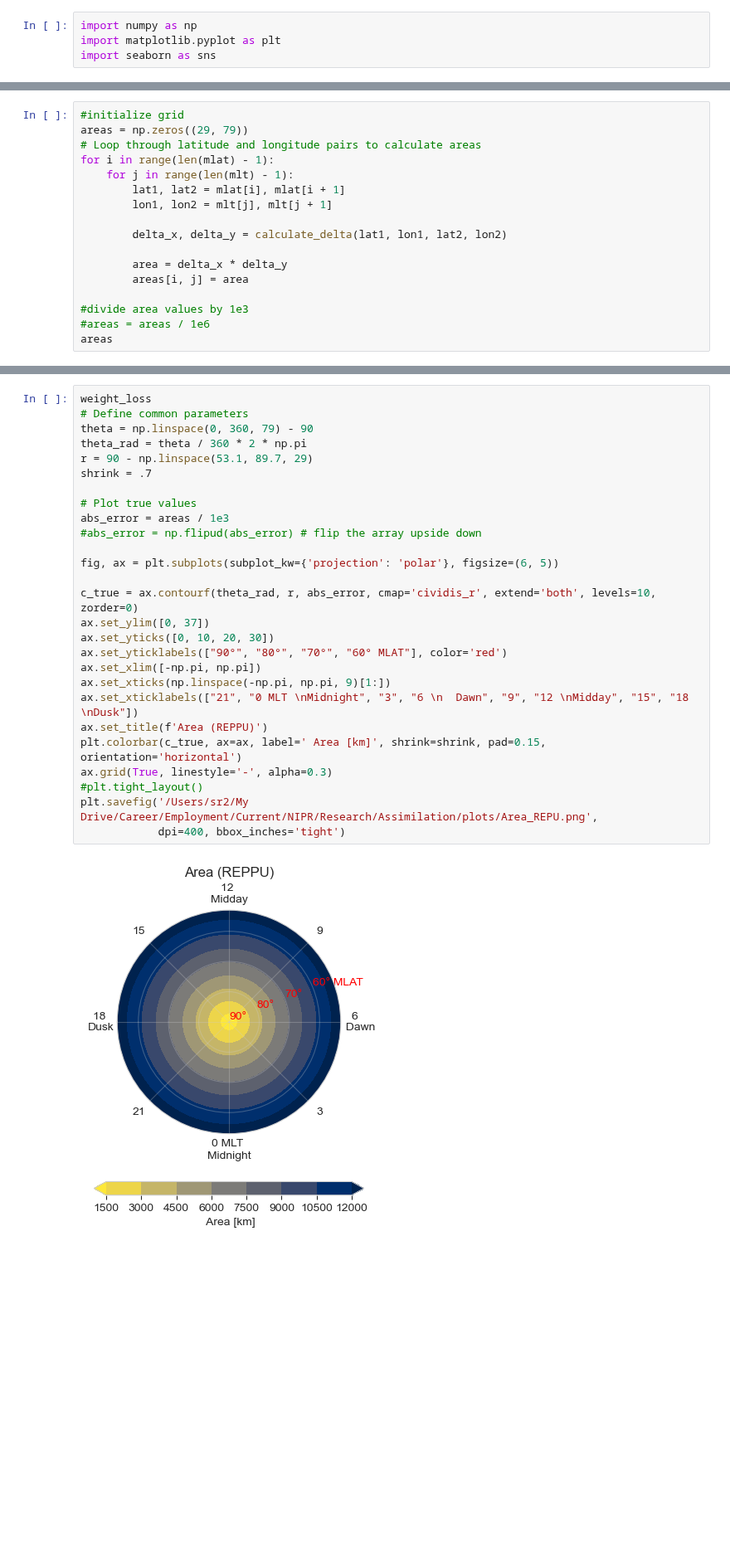
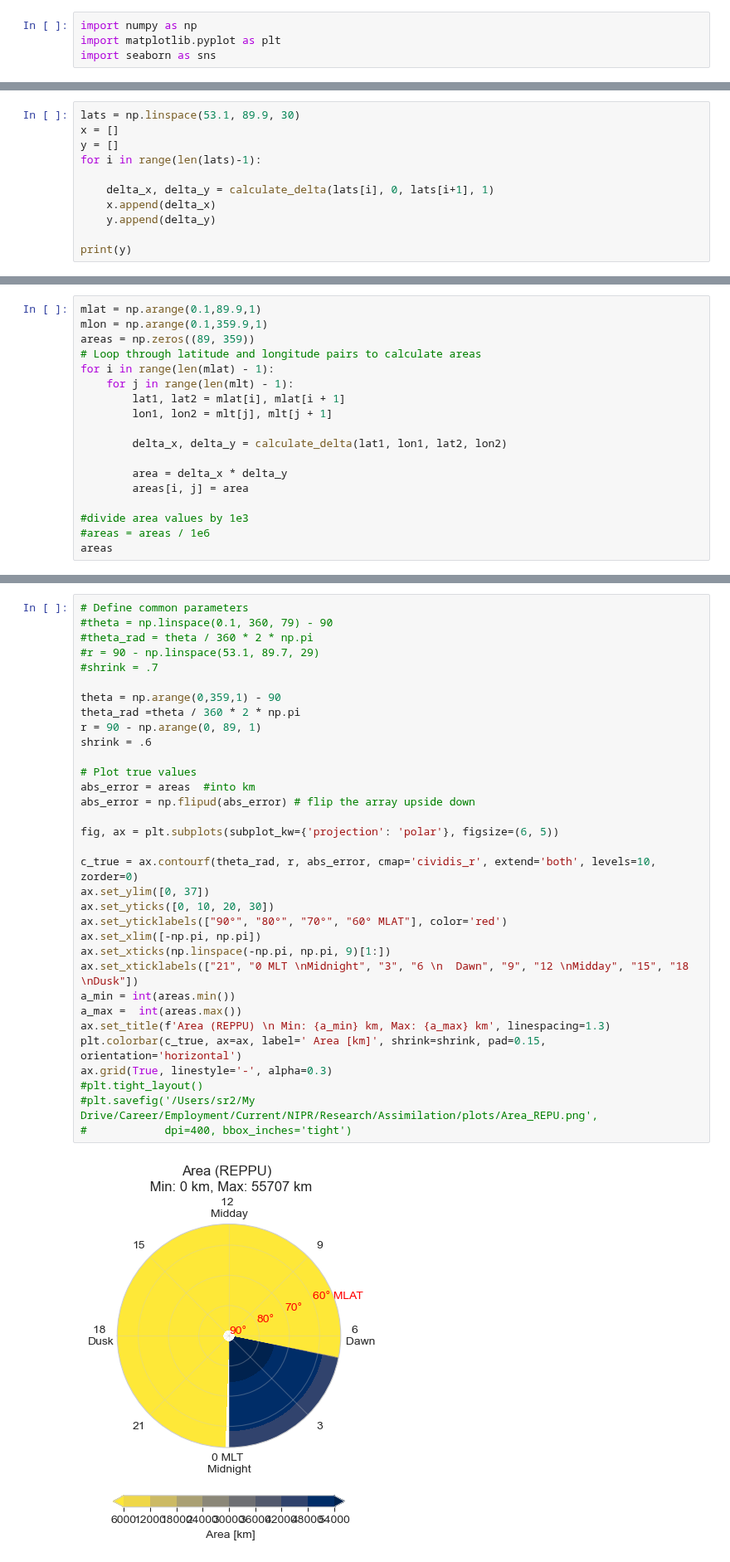
Before and after one commit to reddy-sachin/REPPU-ESN2, a Jupyter notebook: AE/weight_area.ipynb, the cells around one changed output, grey strips where cells are left out. Shown at 83% size. Cells and saved outputs as stored; diff of their text form; blank space fills up the shorter version.

```diff
--- a/AE/weight_area.ipynb
+++ b/AE/weight_area.ipynb
@@ -33,0 +28,11 @@ def calculate_delta(lat1, lon1, lat2, lon2):
+# %%
+lats = np.linspace(53.1, 89.9, 30)
+x = []
+y = []
+for i in range(len(lats)-1):
+
+    delta_x, delta_y = calculate_delta(lats[i], 0, lats[i+1], 1)
+    x.append(delta_x)
+    y.append(delta_y)
+
+print(y)
@@ -34,6 +41,7 @@ def calculate_delta(lat1, lon1, lat2, lon2):
 # %%
-#initialize grid
-areas = np.zeros((29, 79))
+mlat = np.arange(0.1,89.9,1)
+mlon = np.arange(0.1,359.9,1)
+areas = np.zeros((89, 359))
 # Loop through latitude and longitude pairs to calculate areas
 for i in range(len(mlat) - 1):
     for j in range(len(mlt) - 1):
@@ -129,31 +130,37 @@ plt.savefig('/Users/sr2/My Drive/Career/Employment/Current/NIPR/Research/Assimil
 # %%
-weight_loss
 # Define common parameters
-theta = np.linspace(0, 360, 79) - 90
-theta_rad = theta / 360 * 2 * np.pi
-r = 90 - np.linspace(53.1, 89.7, 29)
-shrink = .7
+#theta = np.linspace(0.1, 360, 79) - 90
+#theta_rad = theta / 360 * 2 * np.pi
+#r = 90 - np.linspace(53.1, 89.7, 29)
+#shrink = .7
+
+theta = np.arange(0,359,1) - 90
+theta_rad =theta / 360 * 2 * np.pi
+r = 90 - np.arange(0, 89, 1)
+shrink = .6
 
 # Plot true values
-abs_error = areas / 1e3
-#abs_error = np.flipud(abs_error) # flip the array upside down
+abs_error = areas  #into km
+abs_error = np.flipud(abs_error) # flip the array upside down
 
 fig, ax = plt.subplots(subplot_kw={'projection': 'polar'}, figsize=(6, 5))
 
 c_true = ax.contourf(theta_rad, r, abs_error, cmap='cividis_r', extend='both', levels=10, zorder=0)
 ax.set_ylim([0, 37])
 ax.set_yticks([0, 10, 20, 30])
 ax.set_yticklabels(["90°", "80°", "70°", "60° MLAT"], color='red')
 ax.set_xlim([-np.pi, np.pi])
 ax.set_xticks(np.linspace(-np.pi, np.pi, 9)[1:])
 ax.set_xticklabels(["21", "0 MLT \nMidnight", "3", "6 \n  Dawn", "9", "12 \nMidday", "15", "18 \nDusk"])
-ax.set_title(f'Area (REPPU)')
+a_min = int(areas.min())
+a_max =  int(areas.max())
+ax.set_title(f'Area (REPPU) \n Min: {a_min} km, Max: {a_max} km', linespacing=1.3)
 plt.colorbar(c_true, ax=ax, label=' Area [km]', shrink=shrink, pad=0.15, orientation='horizontal')
 ax.grid(True, linestyle='-', alpha=0.3)
 #plt.tight_layout()
-plt.savefig('/Users/sr2/My Drive/Career/Employment/Current/NIPR/Research/Assimilation/plots/Area_REPU.png',
-            dpi=400, bbox_inches='tight')
+#plt.savefig('/Users/sr2/My Drive/Career/Employment/Current/NIPR/Research/Assimilation/plots/Area_REPU.png',
+#            dpi=400, bbox_inches='tight')
 # %% [output]
-[figure, old version]
+[figure, new version]
 # %%
 areas.min()/1000, areas.max()/1000
```
Also changed, not shown: parts of 8 cells of this notebook, 1 other file.
